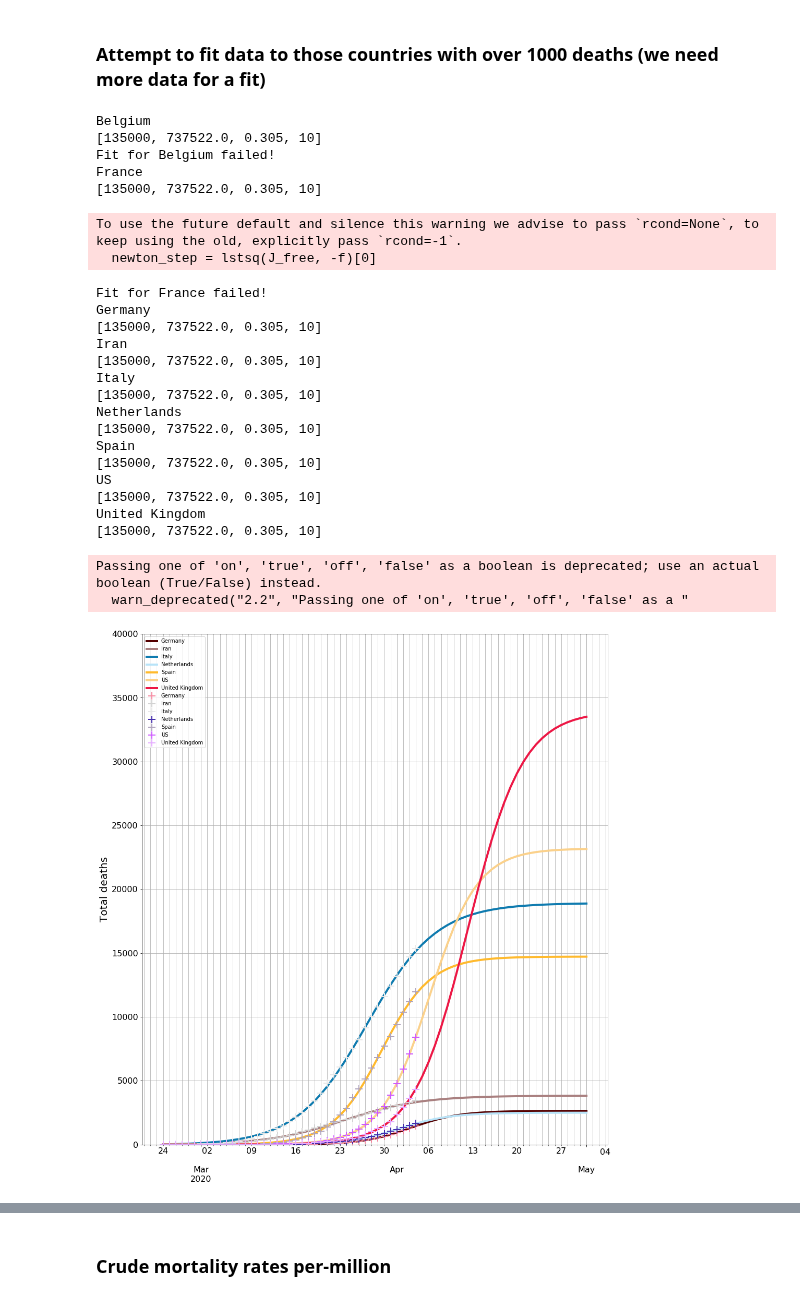
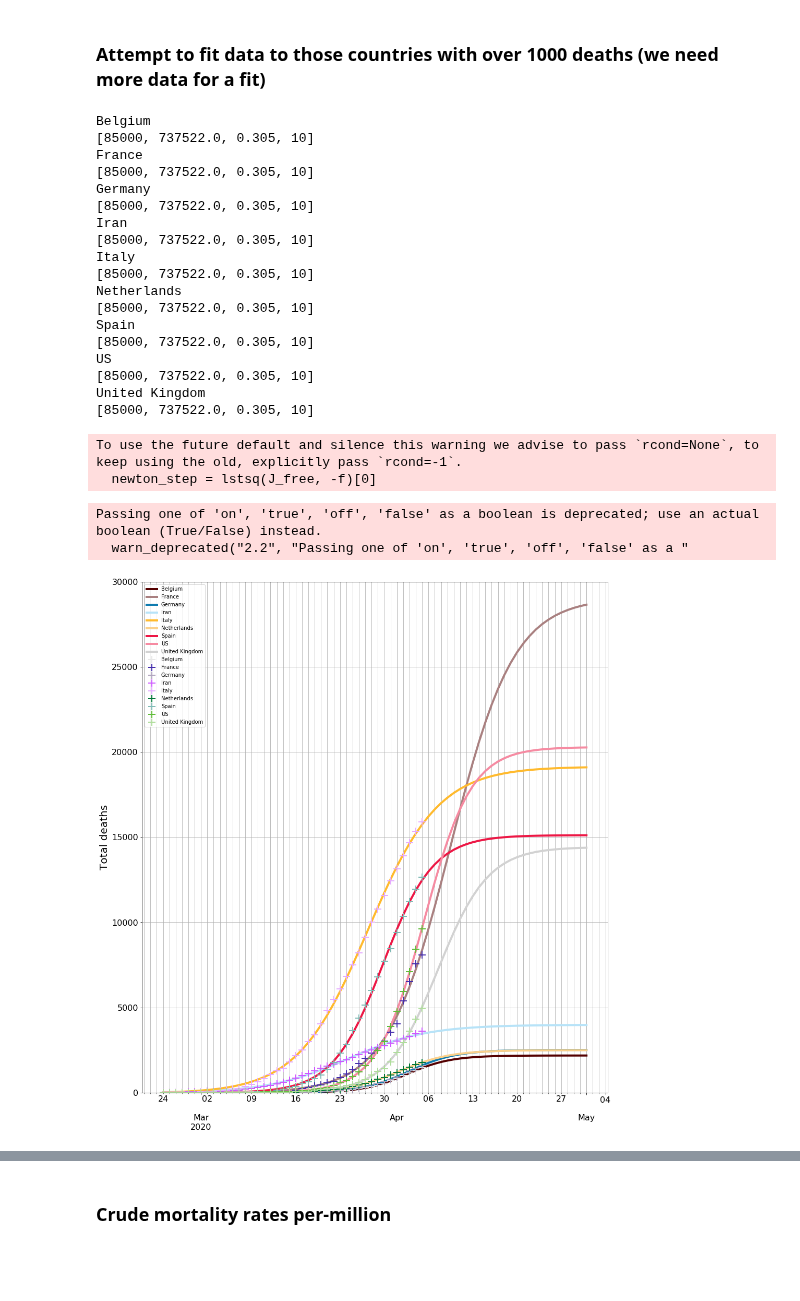
Before and after one commit to djhume/COVID-19, a Jupyter notebook: COVID-19.ipynb, the cells around one changed output, grey strips where cells are left out. Cells and saved outputs as stored; diff of their text form; code cells hidden in the pictures; blank space fills up the shorter version.

```diff
--- a/COVID-19.ipynb
+++ b/COVID-19.ipynb
@@ -701,49 +703,52 @@ country_sigmoids={}
 for c in country_1000:
     try:
         print(c)
-        country_sigmoids[c] = fit_sigmoid(RoW_D2[c], p0=[135000, date2num(datetime(2020,4,7)), 0.305, 10], end_date=datetime(2020,6,1))
+        country_sigmoids[c] = fit_sigmoid(RoW_D2[c], p0=[85000, date2num(datetime(2020,4,7)), 0.305, 10], end_date=datetime(2020,6,1))
     except:
-        print('Fit for ' + c + ' failed!')
+        print('Initial fit for ' + c + ' failed!')
+        try:  # try applying a rolling mean to smooth data
+            country_sigmoids[c] = fit_sigmoid(RoW_D2[c].rolling(4).mean(), p0=[105000, date2num(datetime(2020,4,7)), 0.305, 10], end_date=datetime(2020,6,1))
+        except:
+            print('Secondary fit for ' + c + ' failed!')
         pass
+    pass
 
 
 country_sigmoids = pd.concat(country_sigmoids, axis=1)
 # %% [output]
 Belgium
-[135000, 737522.0, 0.305, 10]
-Fit for Belgium failed!
+[85000, 737522.0, 0.305, 10]
 France
-[135000, 737522.0, 0.305, 10]
+[85000, 737522.0, 0.305, 10]
+Germany
+[85000, 737522.0, 0.305, 10]
+Iran
+[85000, 737522.0, 0.305, 10]
+Italy
+[85000, 737522.0, 0.305, 10]
+Netherlands
+[85000, 737522.0, 0.305, 10]
+Spain
+[85000, 737522.0, 0.305, 10]
+US
+[85000, 737522.0, 0.305, 10]
+United Kingdom
+[85000, 737522.0, 0.305, 10]
 To use the future default and silence this warning we advise to pass `rcond=None`, to keep using the old, explicitly pass `rcond=-1`.
   newton_step = lstsq(J_free, -f)[0]
-Fit for France failed!
-Germany
-[135000, 737522.0, 0.305, 10]
-Iran
-[135000, 737522.0, 0.305, 10]
-Italy
-[135000, 737522.0, 0.305, 10]
-Netherlands
-[135000, 737522.0, 0.305, 10]
-Spain
-[135000, 737522.0, 0.305, 10]
-US
-[135000, 737522.0, 0.305, 10]
-United Kingdom
-[135000, 737522.0, 0.305, 10]
 # %%
 str_d = "2020/2/24"
 end_d = "2020/5/1"
 fig = plt.figure(1, figsize=[16,18])
 ax = fig.add_subplot(111)
 country_sigmoids.xs('Forecast', level=1, axis=1)[str_d: end_d].plot(ax=ax, lw=4, fontsize=16)
 country_sigmoids.xs('Reported', level=1, axis=1)[str_d: end_d].plot(ax=ax, marker="+", lw=0, ms=14, mew=2)
-ax.set_ylim([0, 40000])
+ax.set_ylim([0, 30000])
 ax.set_ylabel('Total deaths', fontsize=20)
 
 grid('on', which='both')
 # %% [output]
 Passing one of 'on', 'true', 'off', 'false' as a boolean is deprecated; use an actual boolean (True/False) instead.
   warn_deprecated("2.2", "Passing one of 'on', 'true', 'off', 'false' as a "
-[figure, old version]
+[figure, new version]
 # %% [markdown]
```
Also changed, not shown: parts of 28 cells of this notebook.
